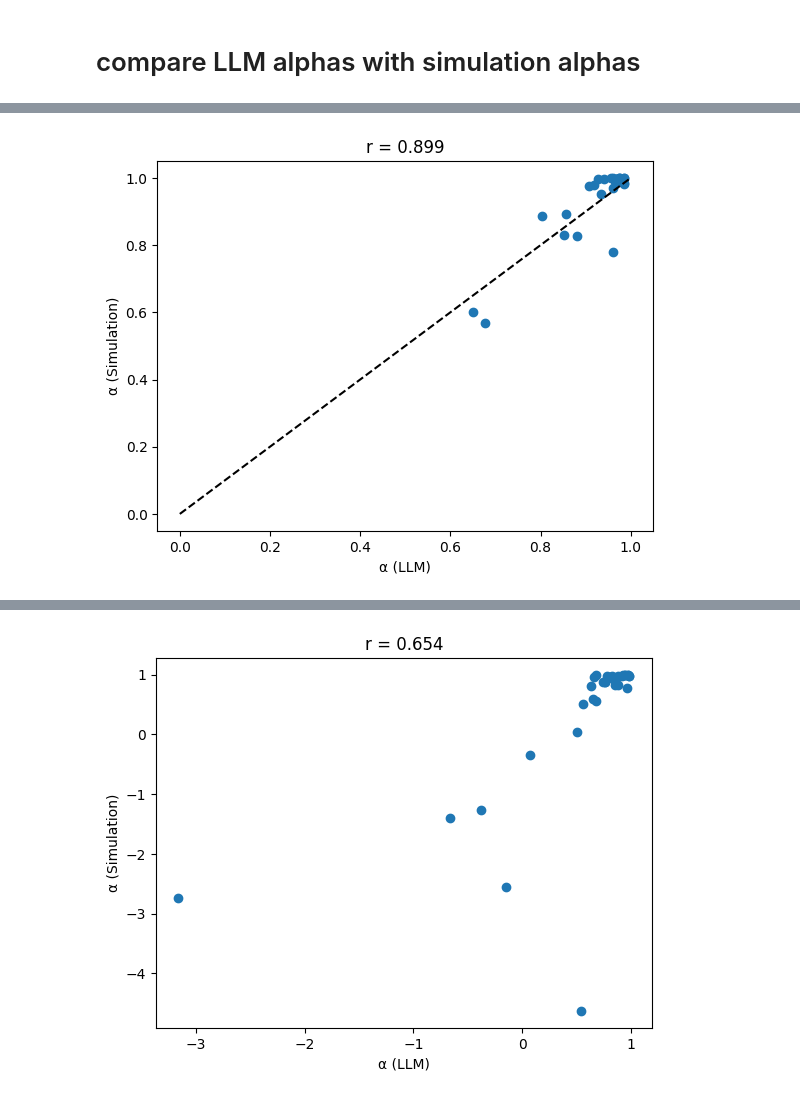
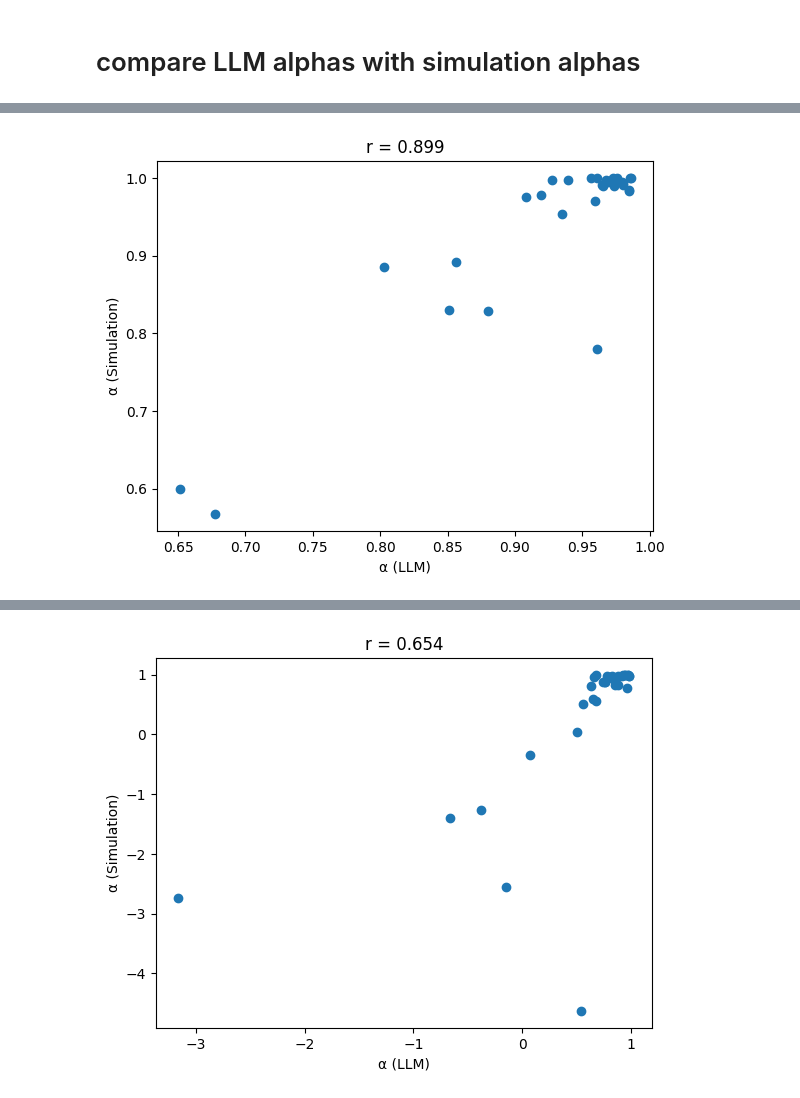
Before and after one commit to jelenameyer/GenInLLM, a Jupyter notebook: data_analysis/analysis_comparison_alphas_data_and_simulation.ipynb, the cells around one changed output, grey strips where cells are left out. Drawn from its saved outputs; the diff is of its cells as text; code cells hidden in the pictures.

Commit message:
more scatterplots to compare simulation and llm cronbachs alphas

```diff
--- a/data_analysis/analysis_comparison_alphas_data_and_simulation.ipynb
+++ b/data_analysis/analysis_comparison_alphas_data_and_simulation.ipynb
@@ -23,12 +79,12 @@ alpha_comparison_df = alpha_df.merge(
 # %%
 # scatterplot to compare
 x, y = alpha_comparison_df['alpha_raw_llm'], alpha_comparison_df['alpha_raw_simulation']
 plt.scatter(x, y)
-plt.plot([0, 1], [0, 1], 'k--')
+#plt.plot([0.5, 1], [0.5, 1], 'k--')
 r, _ = stats.pearsonr(x, y)
 plt.xlabel('α (LLM)')
 plt.ylabel('α (Simulation)')
 plt.title(f'r = {r:.3f}')
 plt.show()
 # %% [output]
-[figure, old version]
+[figure, new version]
```
Also changed, not shown: parts of 3 cells of this notebook.
